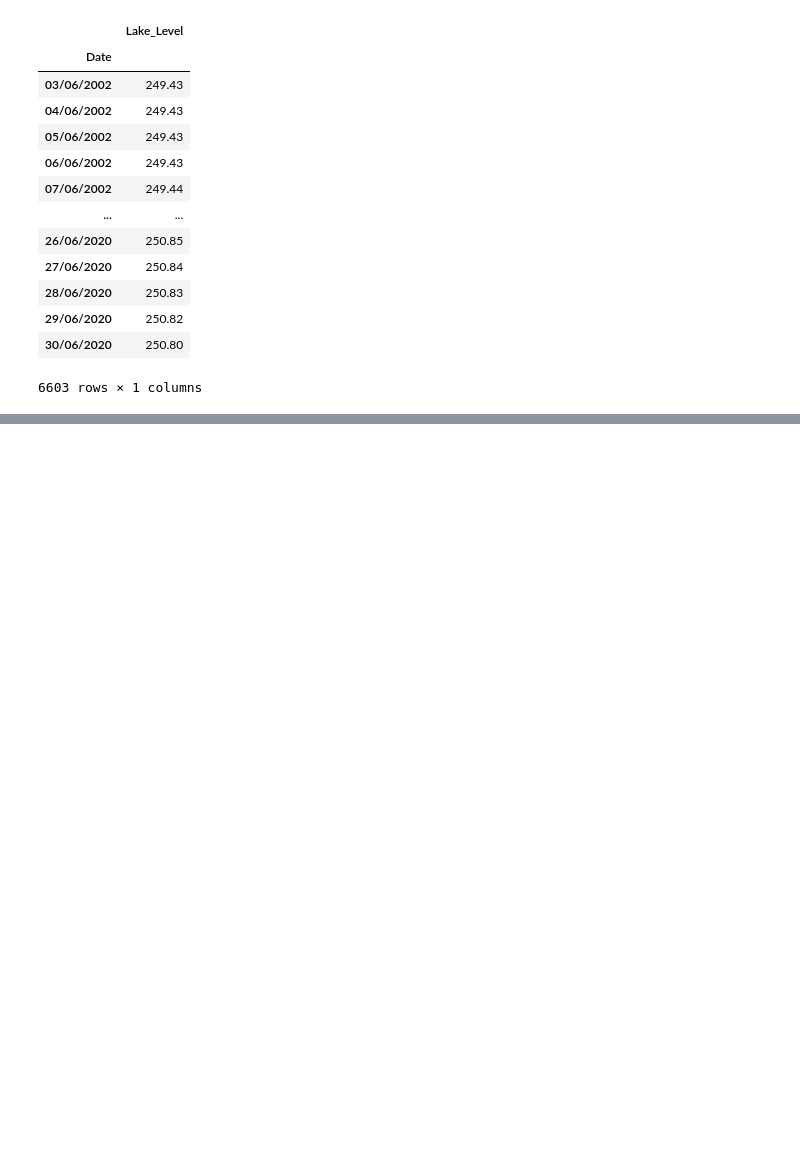
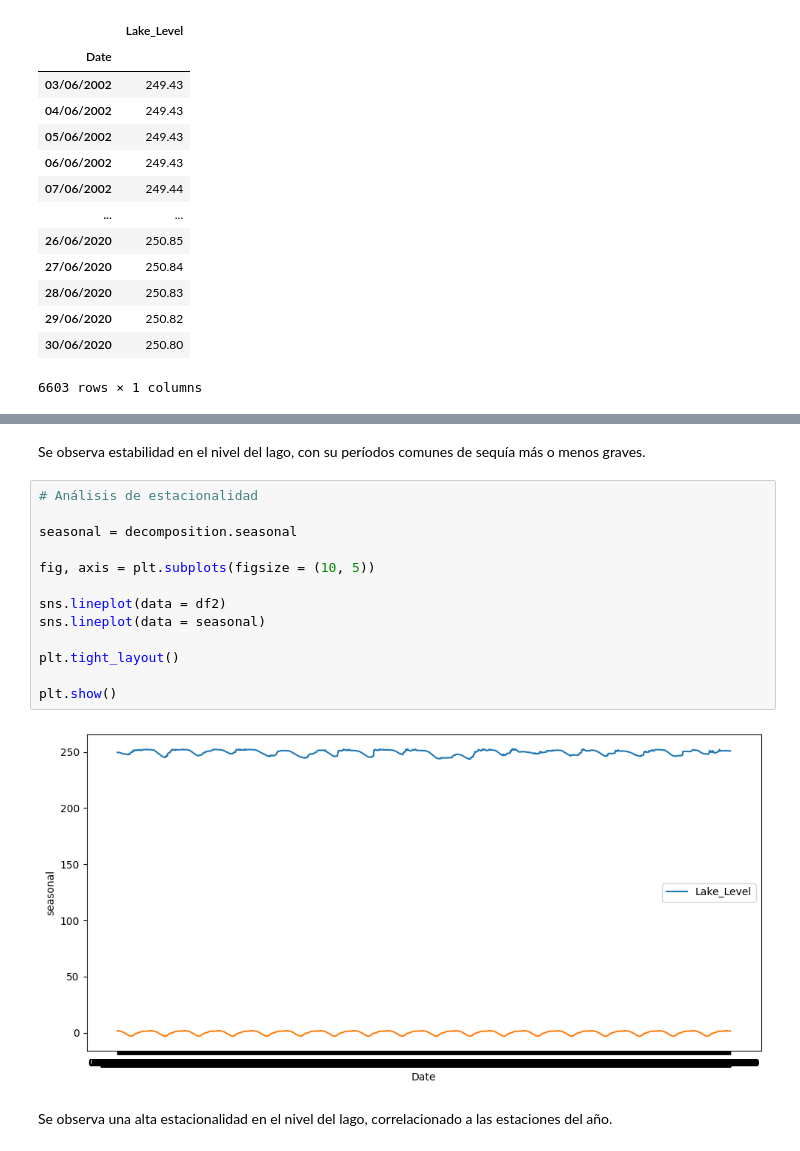
Before and after one commit to LuisCamachoRivero/Series_de_tiempo, a Jupyter notebook: src/explore.ipynb, the cells around one changed output, grey strips where cells are left out. Drawn from its saved outputs; the diff is of its cells as text; blank space fills up the shorter version.

```diff
--- a/src/explore.ipynb
+++ b/src/explore.ipynb
@@ -83,0 +108,19 @@ plt.show()
+# %% [markdown]
+Se observa estabilidad en el nivel del lago, con su períodos comunes de sequía más o menos graves.
+# %%
+# Análisis de estacionalidad
+
+seasonal = decomposition.seasonal
+
+fig, axis = plt.subplots(figsize = (10, 5))
+
+sns.lineplot(data = df2)
+sns.lineplot(data = seasonal)
+
+plt.tight_layout()
+
+plt.show()
+# %% [output]
+[figure, added]
+# %% [markdown]
+Se observa una alta estacionalidad en el nivel del lago, correlacionado a las estaciones del año.
```
Also changed, not shown: parts of 6 cells of this notebook.
